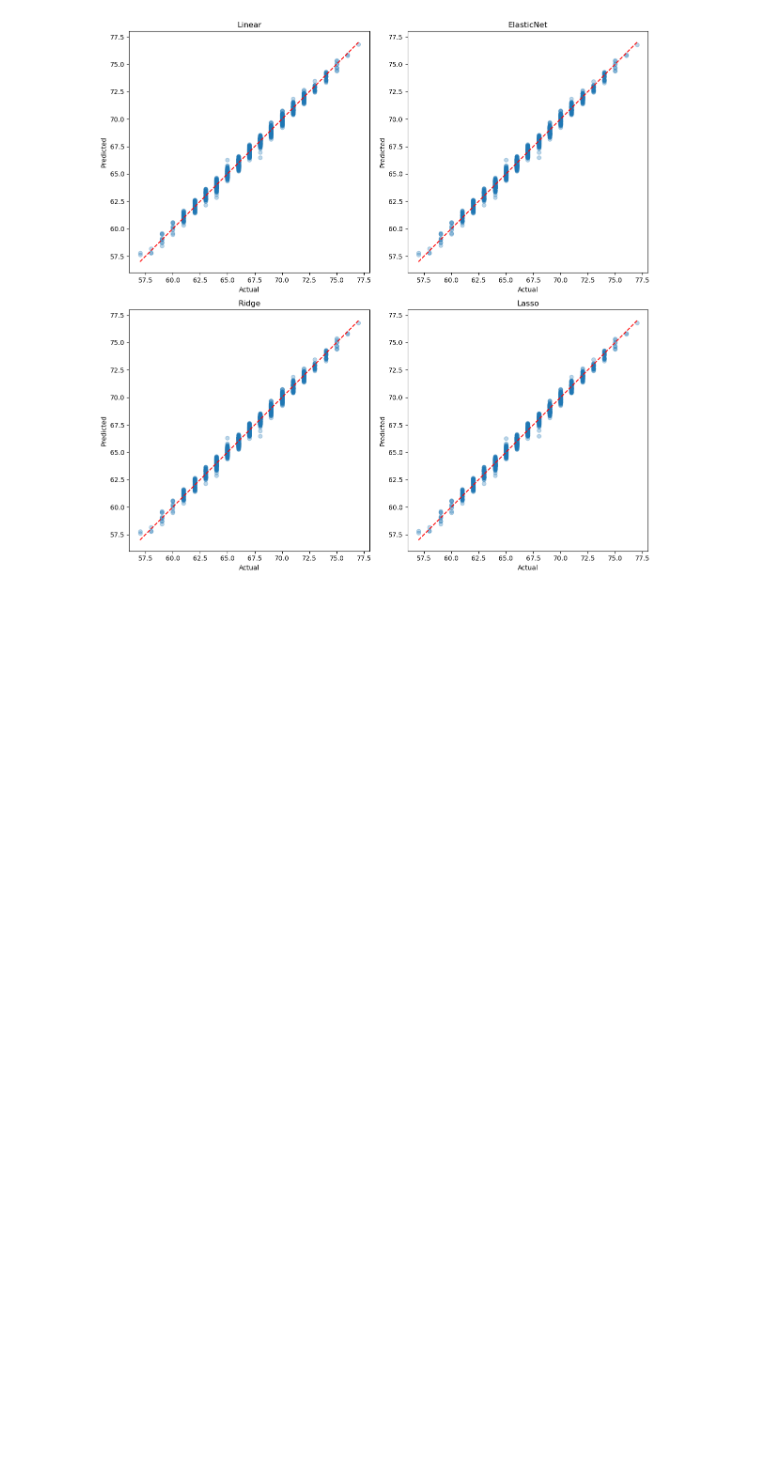
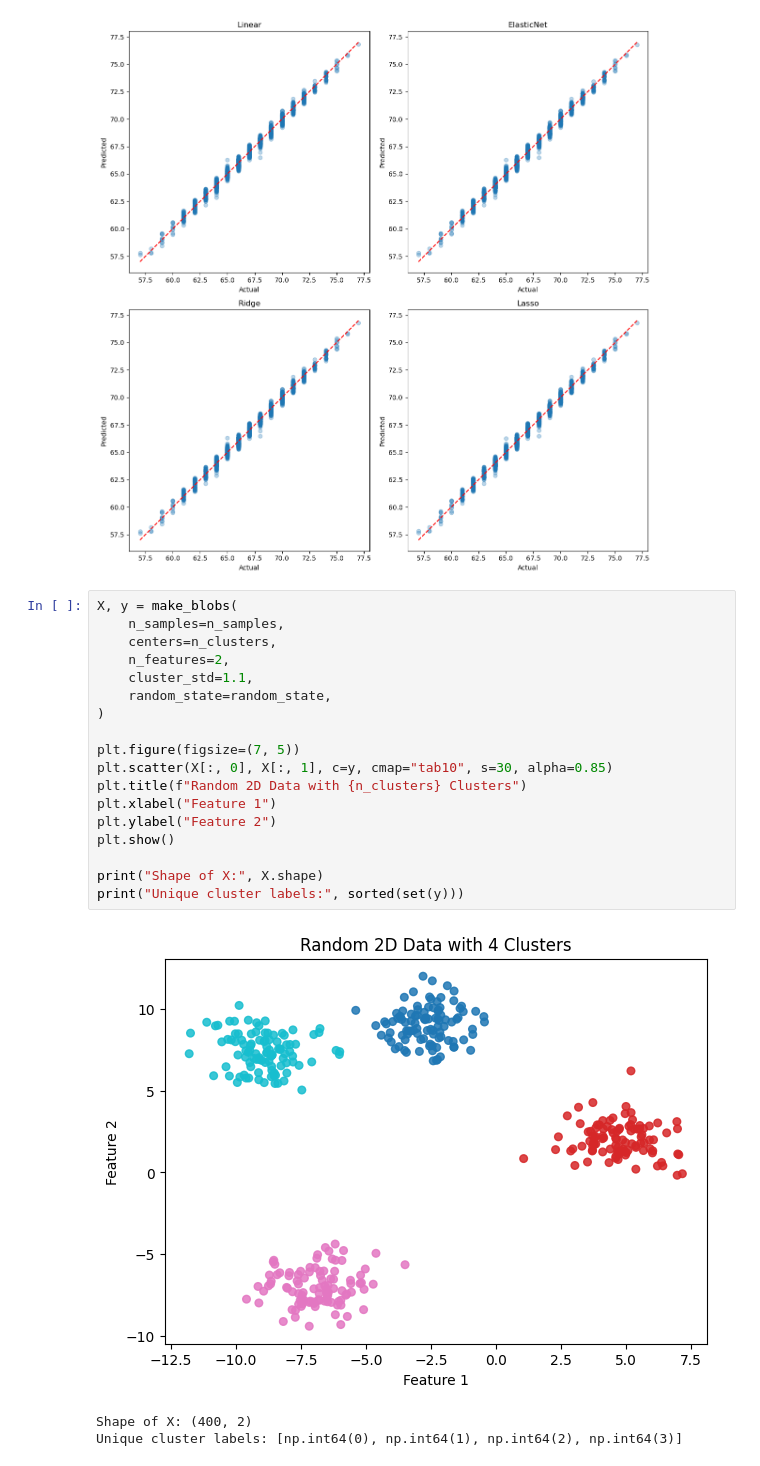
Before and after one commit to EarlClydeeee/pattern_recognition, a Jupyter notebook: student_performance.ipynb, the cells around one changed output. Cells and saved outputs as stored; diff of their text form; blank space fills up the shorter version.

```diff
--- a/student_performance.ipynb
+++ b/student_performance.ipynb
@@ -385,3 +386,25 @@ plt.tight_layout()
 plt.show()
 # %% [output]
 [figure]
+# %%
+X, y = make_blobs(
+    n_samples=n_samples,
+    centers=n_clusters,
+    n_features=2,
+    cluster_std=1.1,
+    random_state=random_state,
+)
+
+plt.figure(figsize=(7, 5))
+plt.scatter(X[:, 0], X[:, 1], c=y, cmap="tab10", s=30, alpha=0.85)
+plt.title(f"Random 2D Data with {n_clusters} Clusters")
+plt.xlabel("Feature 1")
+plt.ylabel("Feature 2")
+plt.show()
+
+print("Shape of X:", X.shape)
+print("Unique cluster labels:", sorted(set(y)))
+# %% [output]
+[figure, added]
+Shape of X: (400, 2)
+Unique cluster labels: [np.int64(0), np.int64(1), np.int64(2), np.int64(3)]
```
Also changed, not shown: parts of 2 cells of this notebook.
